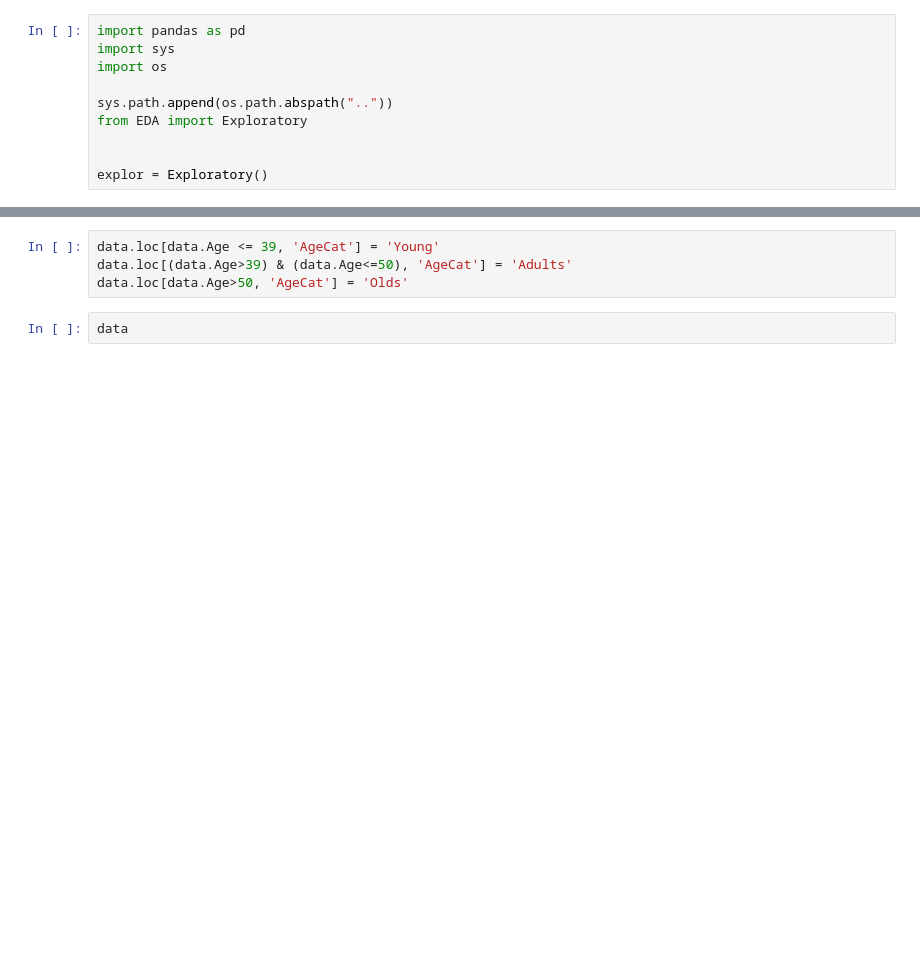
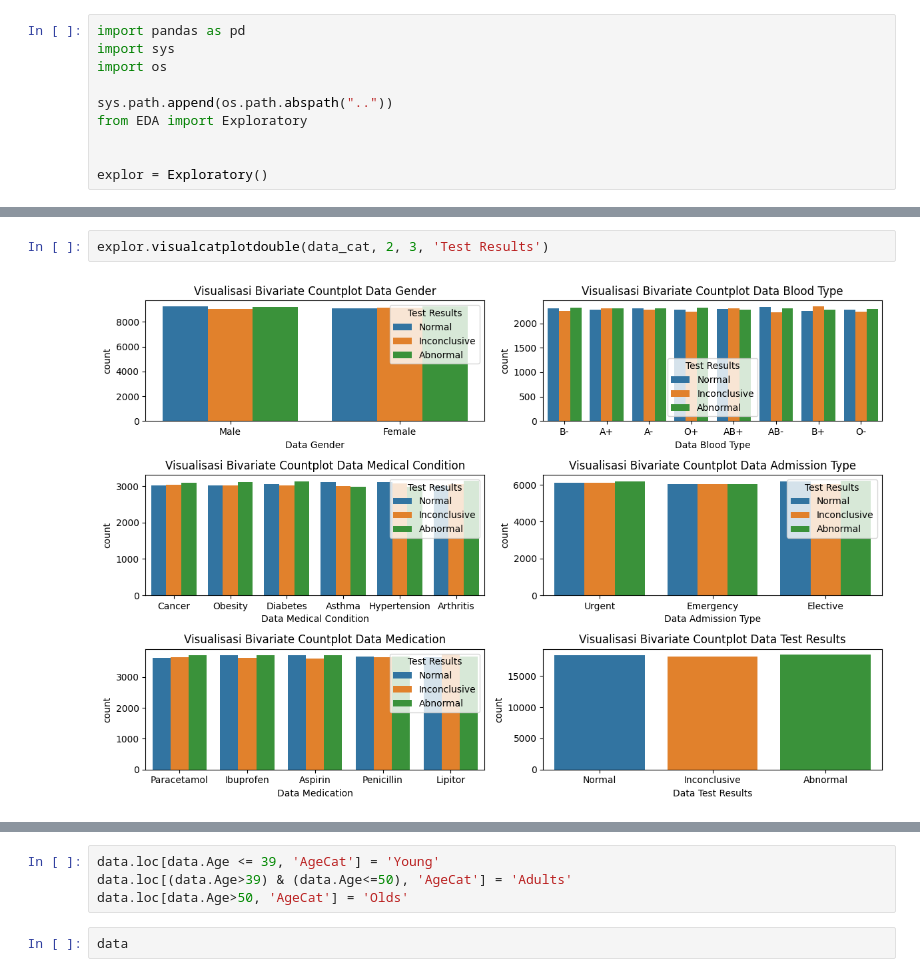
Before and after one commit to Angga-Ramda-Ramadhan/MedCheckProject, a Jupyter notebook: Modelling/Eksploratory.ipynb, the cells around one changed output, grey strips where cells are left out. Cells and saved outputs as stored; diff of their text form; blank space fills up the shorter version.

```diff
--- a/Modelling/Eksploratory.ipynb
+++ b/Modelling/Eksploratory.ipynb
@@ -40,0 +108,4 @@ memory usage: 6.3+ MB
+# %%
+explor.visualcatplotdouble(data_cat, 2, 3, 'Test Results')
+# %% [output]
+[figure, added]
```
Also changed, not shown: parts of 14 cells of this notebook, 2 other files.
